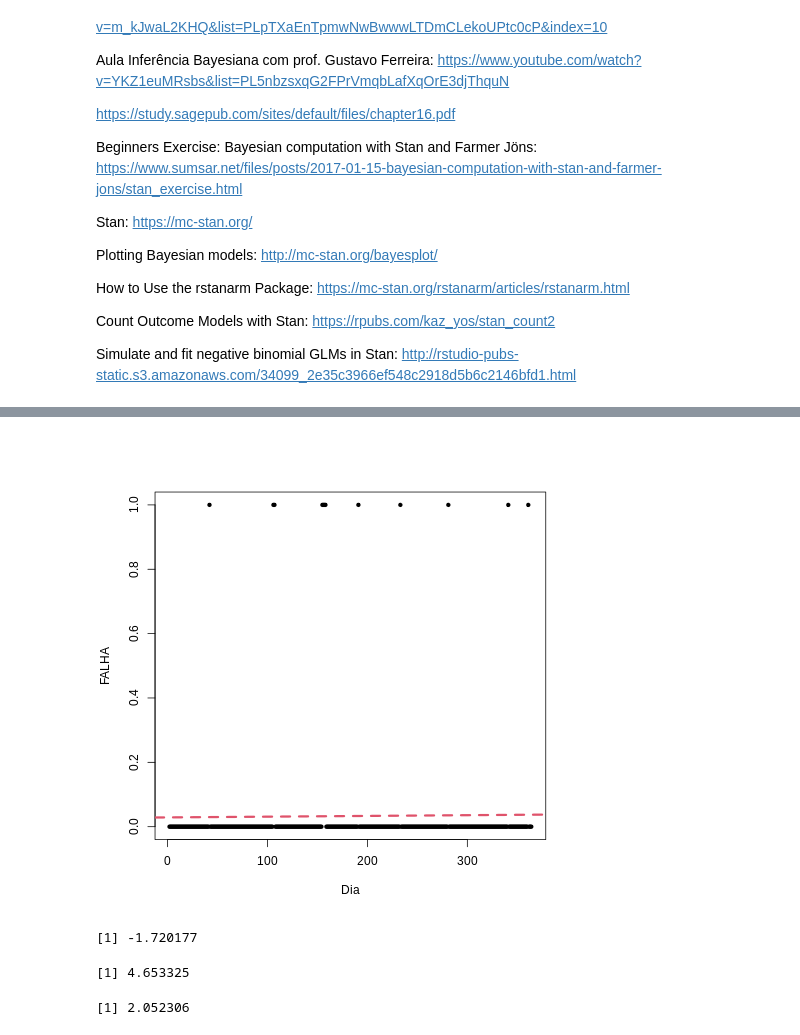
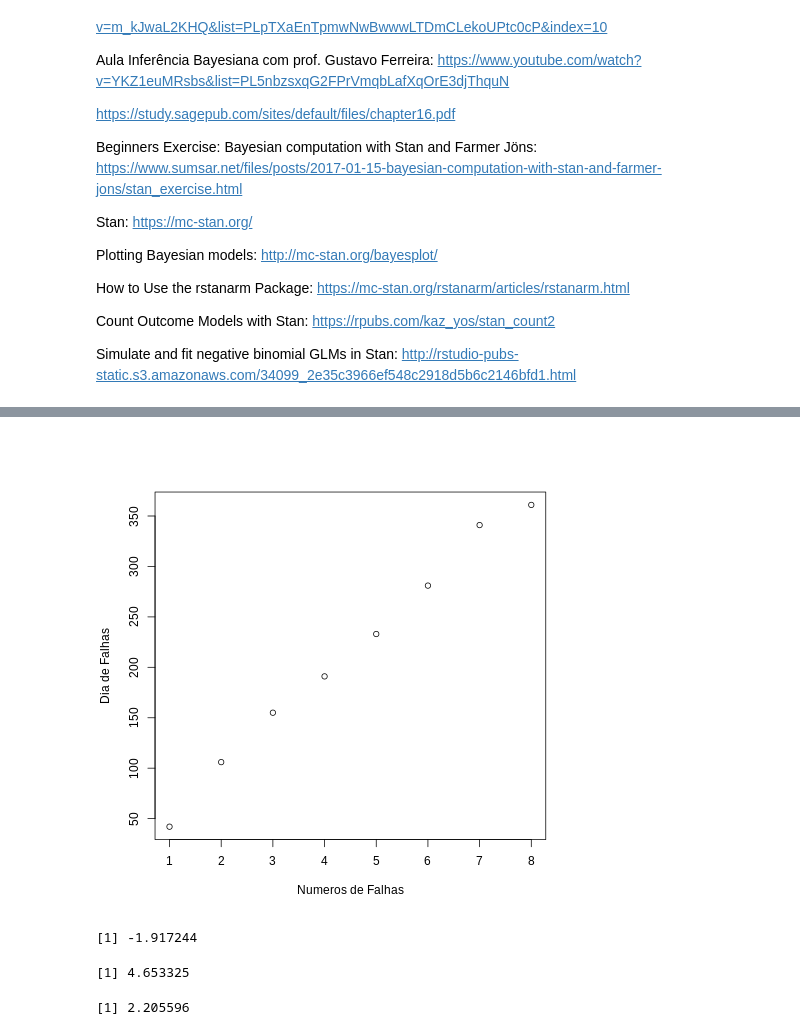
Before and after one commit to uervitonsantos/Atividade_Analise_Bayeseana_Com_RSTAN, a Jupyter notebook: trabalho_de_estatistivca_bayesiana.ipynb, the cells around one changed output, grey strips where cells are left out. Saved outputs shown, nothing was run; the diff lists cells and outputs as text; code cells hidden in the pictures.

```diff
--- a/trabalho_de_estatistivca_bayesiana.ipynb
+++ b/trabalho_de_estatistivca_bayesiana.ipynb
@@ -67,14 +77,15 @@ str(df)
-# %%
-%%R
-lm1 <- lm(FALHA ~ Dia, data = df)
-plot(FALHA ~ Dia, pch = 20, data = df)
-abline(lm1, col = 2, lty = 2, lw = 3)
-# %% [output]
-[figure, removed]
+# %%
+%%R
+plot(df$dia[df$falha > "0"], ylab="Dia de Falhas", xlab="Numeros de Falhas")
+lines(density(df$falha),
+ lwd = 2,
+ col = "red")
+# %% [output]
+[figure, added]
 # %%
 %%R
-sd(df$FALHA) %>% log
+sd(df$falha) %>% log
 # %% [output]
-[1] -1.720177
+[1] -1.917244
 # %%
 %%R
@@ -83,9 +94,9 @@ sd(df$Dia) %>% log
 [1] 4.653325
 # %%
 %%R
-sd(df$Temp..mancal.LA.motor) %>% log
+sd(df$severidade_mc) %>% log
 # %% [output]
-[1] 2.052306
+[1] 2.205596
 # %%
 %%R
 # Estimate Bayesian version with stan_glm
```
Also changed, not shown: parts of 17 cells of this notebook.
